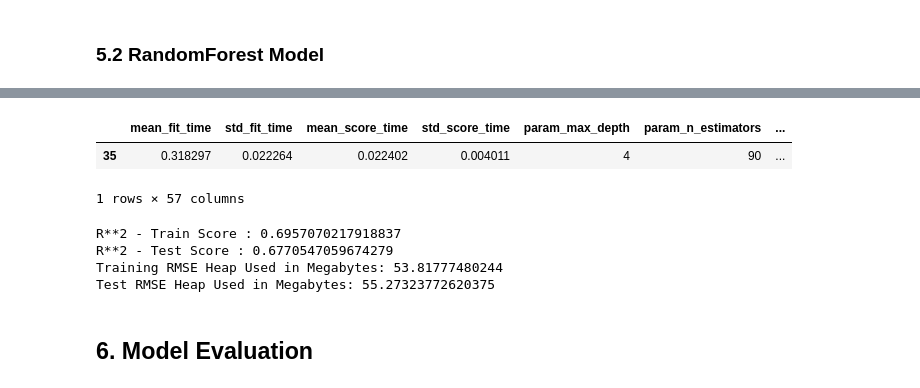
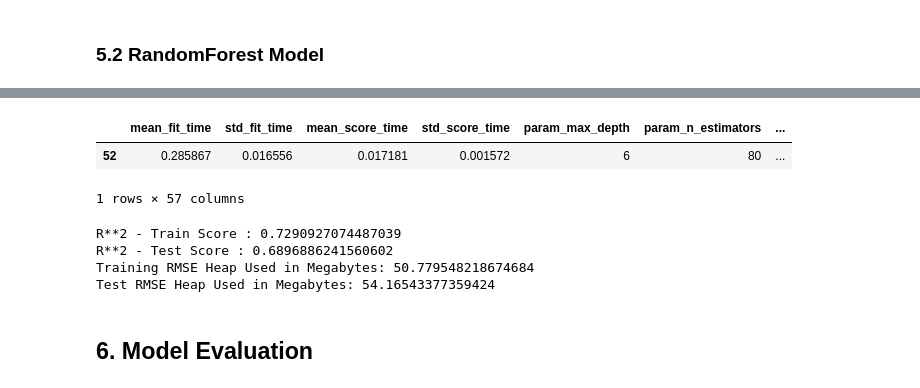
Before and after one commit to YolandaMDavis/yolanda_davis_final_project, a Jupyter notebook: part3.ipynb, the cells around one changed output, grey strips where cells are left out. Saved outputs shown, nothing was run; the diff lists cells and outputs as text; code cells hidden in the pictures.

Commit message:
correction to best predictor query

```diff
--- a/part3.ipynb
+++ b/part3.ipynb
@@ -332,18 +332,18 @@ rf_grid.best_score_, rf_grid.best_params_
 # %%
 #Create a dataframe from the results object select the best result estimator scores
 rfdf = pd.DataFrame(rf_results)
-best_result = rfdf[(rfdf.param_n_estimators == 90) & (rfdf.param_max_depth == 4)]
+best_result = rfdf[(rfdf.param_n_estimators == 80) & (rfdf.param_max_depth == 6)]
 best_result
 # %% [output]
 |  | mean_fit_time | std_fit_time | mean_score_time | std_score_time | param_max_depth | param_n_estimators | ... |
-| 35 | 0.318297 | 0.022264 | 0.022402 | 0.004011 | 4 | 90 | ... |
+| 52 | 0.285867 | 0.016556 | 0.017181 | 0.001572 | 6 | 80 | ... |
 1 rows × 57 columns
 # %%
 #Obtain and print scores from best estimator
-rf_train_r2 = best_result.loc[35,'mean_train_r2']
-rf_test_r2 = best_result.loc[35,'mean_test_r2']
-rf_train_rmse_mb = best_result.loc[35,'mean_train_neg_rmse']* -.000001
-rf_test_rmse_mb =  best_result.loc[35,'mean_test_neg_rmse']* -.000001
+rf_train_r2 = best_result.loc[52,'mean_train_r2']
+rf_test_r2 = best_result.loc[52,'mean_test_r2']
+rf_train_rmse_mb = best_result.loc[52,'mean_train_neg_rmse']* -.000001
+rf_test_rmse_mb =  best_result.loc[52,'mean_test_neg_rmse']* -.000001
 
 #Print R**2 scores
 print("R**2 - Train Score :", rf_train_r2)
@@ -353,10 +353,10 @@ print("R**2 - Test Score :", rf_test_r2)
 print("Training RMSE Heap Used in Megabytes:", rf_train_rmse_mb)
 print("Test RMSE Heap Used in Megabytes:", rf_test_rmse_mb)
 # %% [output]
-R**2 - Train Score : 0.6957070217918837
-R**2 - Test Score : 0.6770547059674279
-Training RMSE Heap Used in Megabytes: 53.81777480244
-Test RMSE Heap Used in Megabytes: 55.27323772620375
+R**2 - Train Score : 0.7290927074487039
+R**2 - Test Score : 0.6896886241560602
+Training RMSE Heap Used in Megabytes: 50.779548218674684
+Test RMSE Heap Used in Megabytes: 54.16543377359424
 # %% [markdown]
 ## 6. Model Evaluation
 # %% [markdown]
```
Also changed, not shown: parts of 5 cells of this notebook.
